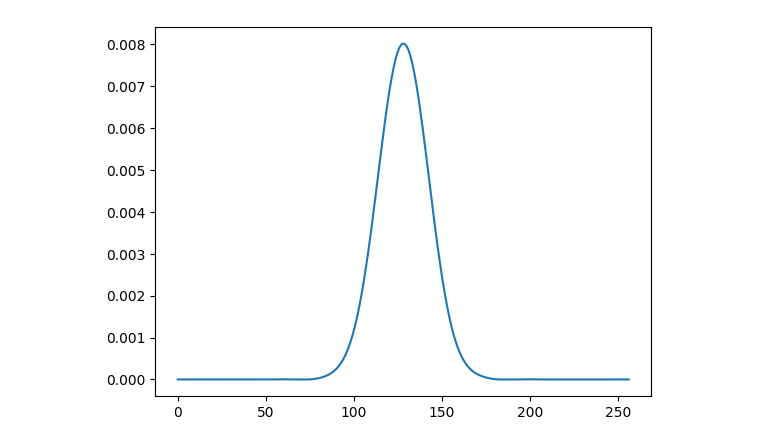
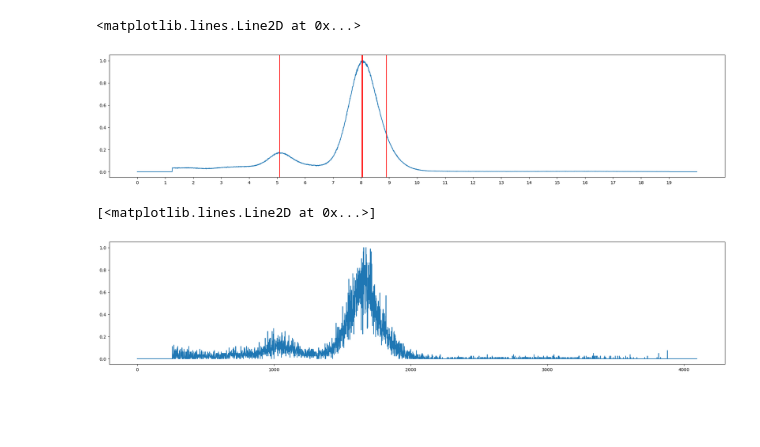
Before and after one commit to erzar0/masters-thesis, a Jupyter notebook: data_exploration.ipynb, the cells around one changed output. Drawn from its saved outputs; the diff is of its cells as text; code cells hidden in the pictures; blank space fills up the shorter version.

```diff
--- a/data_exploration.ipynb
+++ b/data_exploration.ipynb
@@ -121,16 +16,0 @@ plt.legend()
-# %%
-import numpy as np
-import fastkde
-import matplotlib.pyplot as plt
-
-#Generate two random variables dataset (representing 100,000 pairs of datapoints)
-N = int(1e5)
-x = 50*np.random.normal(size=N) + 0.1
-y = 0.01*np.random.normal(size=N) - 300
-
-#Do the self-consistent density estimate
-PDF, axes = fastkde.pdf(x)
-
-plt.plot(PDF);
-# %% [output]
-[figure, removed]
@@ -167,0 +17,52 @@ clusterable_embedding = umap.UMAP(
+# %%
+from src.DataPreprocessor import DataPreprocessor
+import numpy as np
+from skimage.filters import gaussian
+
+peaks_cu = [1000, 1614]
+energies_cu = [5.088, 8.046]
+
+
+# energy_range, spectra = DataPreprocessor.processed_spectra(gaussian(cu_e_xy, sigma=1, channel_axis=-1), peaks_cu, energies_cu)
+# spectrum = spectra[50, 50]
+energy_range, spectrum = DataPreprocessor.processed_spectrum(np.average(cu_e_xy, axis=(0,1)), peaks_cu, energies_cu)
+
+plt.figure(figsize=(25, 5))
+plt.plot(energy_range, spectrum)
+plt.xticks(range(20))
+plt.axvline(8.04778, color="red")
+plt.axvline(8.04778-2.96, color="red")
+plt.axvline(8.02783, color="red")
+plt.axvline(8.90529, color="red")
+
+# plt.figure(123123)
+# peaks_sobieski = [817, 1016,1347, 1598]
+# energies_sobieski =[6.405, 8.046, 10.551, 12.614]
+
+# energy_range, spectra = DataPreprocessor.processed_spectra(gaussian(sobieski_e_xy, sigma=2, channel_axis=-1), peaks_sobieski, energies_sobieski)
+# spectrum = spectra[25, 25]
+# # print(np.min(spectrum))
+# # energy_range, spectrum = DataPreprocessor.processed_spectrum(np.average(cu_e_xy, axis=(0,1)), peaks_cu, energies_cu)
+
+# plt.figure(figsize=(25, 5))
+# # plt.plot(energy_range, spectrum)
+# plt.plot(energy_range, spectrum)
+# plt.xticks(range(20))
+# plt.axvline(energies_sobieski[0], color="black")
+# plt.axvline(energies_sobieski[1], color="black")
+# plt.axvline(energies_sobieski[2], color="black")
+# plt.axvline(energies_sobieski[3], color="black")
+# %% [output]
+<matplotlib.lines.Line2D at 0x...>
+[figure, added]
+# %%
+from src.FeatureEnhancer import FeatureEnhancer
+
+plt.figure(figsize=(25, 5))
+plt.plot(FeatureEnhancer._metropolis_hasting_mcmc(spectrum, steps=20000))
+# max_positions = np.argmax(spectra, axis=2)
+# plt.imshow(max_positions, aspect="auto")
+# plt.colorbar()
+# %% [output]
+[<matplotlib.lines.Line2D at 0x...>]
+[figure, added]
```
Also changed, not shown: parts of 10 cells of this notebook, 10 other files.
